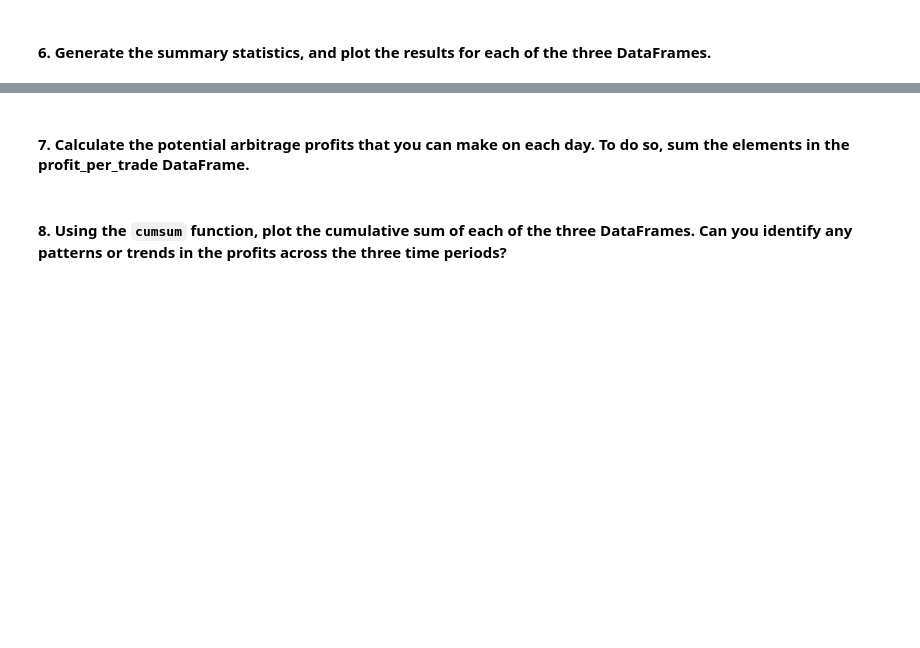
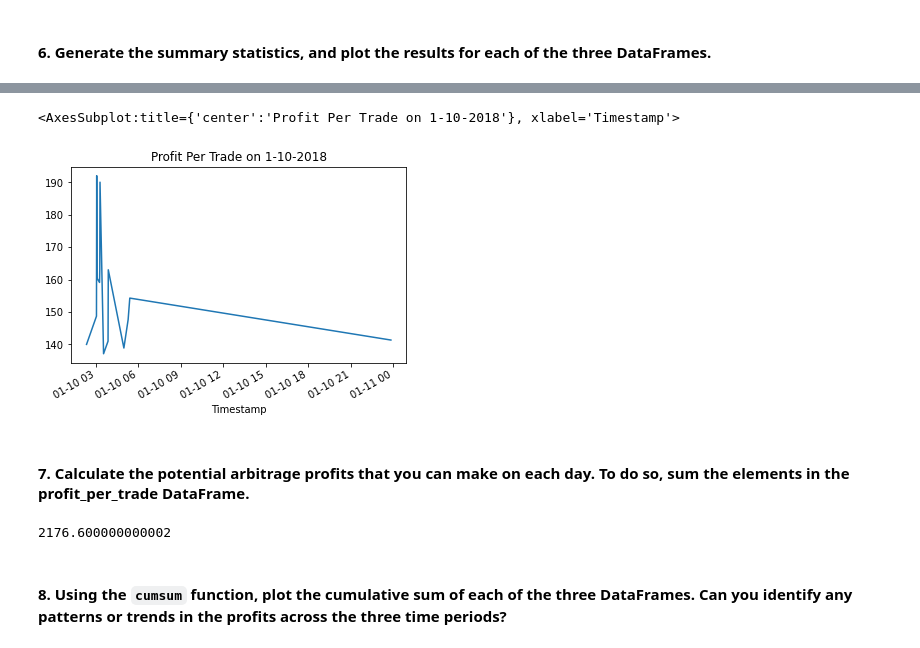
Before and after one commit to hchen1109/Finance_Analytics_3, a Jupyter notebook: crypto_arbitrage.ipynb, the cells around one changed output, grey strips where cells are left out. Drawn from its saved outputs; the diff is of its cells as text; code cells hidden in the pictures; blank space fills up the shorter version.

```diff
--- a/crypto_arbitrage.ipynb
+++ b/crypto_arbitrage.ipynb
@@ -385,13 +385,18 @@ Calculate the potential profits for each date that you selected in the previous
 # %%
 # For the date early in the dataset, measure the arbitrage spread between the two exchanges
 # by subtracting the lower-priced exchange from the higher-priced one
+arbitrage_spread_early = coinbase_df['Close'].loc['2018-01-10']-bitstamp_df['Close'].loc['2018-01-10']
 
-arbitrage_spread_early = pd.DataFrame(coinbase_df['Close'].loc['2018-01-10']-bitstamp_df['Close'].loc['2018-01-10'])
-arbitrage_spread_middle = pd.DataFrame(coinbase_df['Close'].loc['2018-02-15']-bitstamp_df['Close'].loc['2018-02-15'])
-arbitrage_spread_late = pd.DataFrame(coinbase_df['Close'].loc['2018-03-31']-bitstamp_df['Close'].loc['2018-03-31'])
+
+arbitrage_spread_middle = coinbase_df['Close'].loc['2018-02-15']-bitstamp_df['Close'].loc['2018-02-15']
+
+
+arbitrage_spread_late = coinbase_df['Close'].loc['2018-03-31']-bitstamp_df['Close'].loc['2018-03-31']
 
 # Use a conditional statement to generate the summary statistics for each arbitrage_spread DataFrame
-print(arbitrage_spread_early.loc[arbitrage_spread_early['Close'] > 0].describe())
-print(arbitrage_spread_middle.loc[arbitrage_spread_middle['Close'] > 0].describe())
-print(arbitrage_spread_late.loc[arbitrage_spread_late['Close'] > 0].describe())
+
+
+print(arbitrage_spread_early[arbitrage_spread_early > 0].describe())
+print(arbitrage_spread_middle[arbitrage_spread_middle > 0].describe())
+print(arbitrage_spread_late[arbitrage_spread_late> 0].describe())
 # %% [output]
@@ -439,8 +451,11 @@ spread_return_early.head()
 # %%
 # For the date early in the dataset, determine the number of times your trades with positive returns
 # exceed the 1% minimum threshold (.01) that you need to cover your costs
-profitable_trades_early = spread_return_early[spread_return_early > 0.01]
+profitable_trades_early = spread_return_early[spread_return_early > .01]
+profitable_trades_middle = spread_return_middle[spread_return_middle > .01]
+profitable_trades_late = spread_return_late[spread_return_late > .01]
+
 
 # Review the first five profitable trades
-profitable_trades_early.head()
+profitable_trades_early.head(),profitable_trades_middle.head(), profitable_trades_late.head()
 # %% [output]
@@ -465,10 +499,9 @@ NameError: name 'profit_trades_early' is not defined
 # %%
 # For the date early in the dataset, calculate the potential profit per trade in dollars
 # Multiply the profitable trades by the cost of the Bitcoin that was purchased
-profit_early = # YOUR CODE HERE
-
+profit_early = profitable_trades_early *bitstamp_df['Close'].loc['2018-01-10']
 # Drop any missing values from the profit DataFrame
-profit_per_trade_early = # YOUR CODE HERE
+profit_per_trade_early = profit_early.dropna()
 
 # View the early profit DataFrame
-# YOUR CODE HERE
+profit_per_trade_early
@@ -480,11 +540,16 @@ profit_per_trade_early = # YOUR CODE HERE
 # %%
 # Plot the results for the early profit per trade DataFrame
-# YOUR CODE HERE
+profit_per_trade_early.plot(title="Profit Per Trade on 1-10-2018")
+# %% [output]
+<AxesSubplot:title={'center':'Profit Per Trade on 1-10-2018'}, xlabel='Timestamp'>
+[figure, added]
 # %% [markdown]
 #### 7. Calculate the potential arbitrage profits that you can make on each day. To do so, sum the elements in the profit_per_trade DataFrame.
 # %%
 # Calculate the sum of the potential profits for the early profit per trade DataFrame
-# YOUR CODE HERE
+profit_per_trade_early.sum()
+# %% [output]
+2176.600000000002
 # %% [markdown]
 #### 8. Using the `cumsum` function, plot the cumulative sum of each of the three DataFrames. Can you identify any patterns or trends in the profits across the three time periods?
 # %%
```
Also changed, not shown: parts of 9 cells of this notebook.
